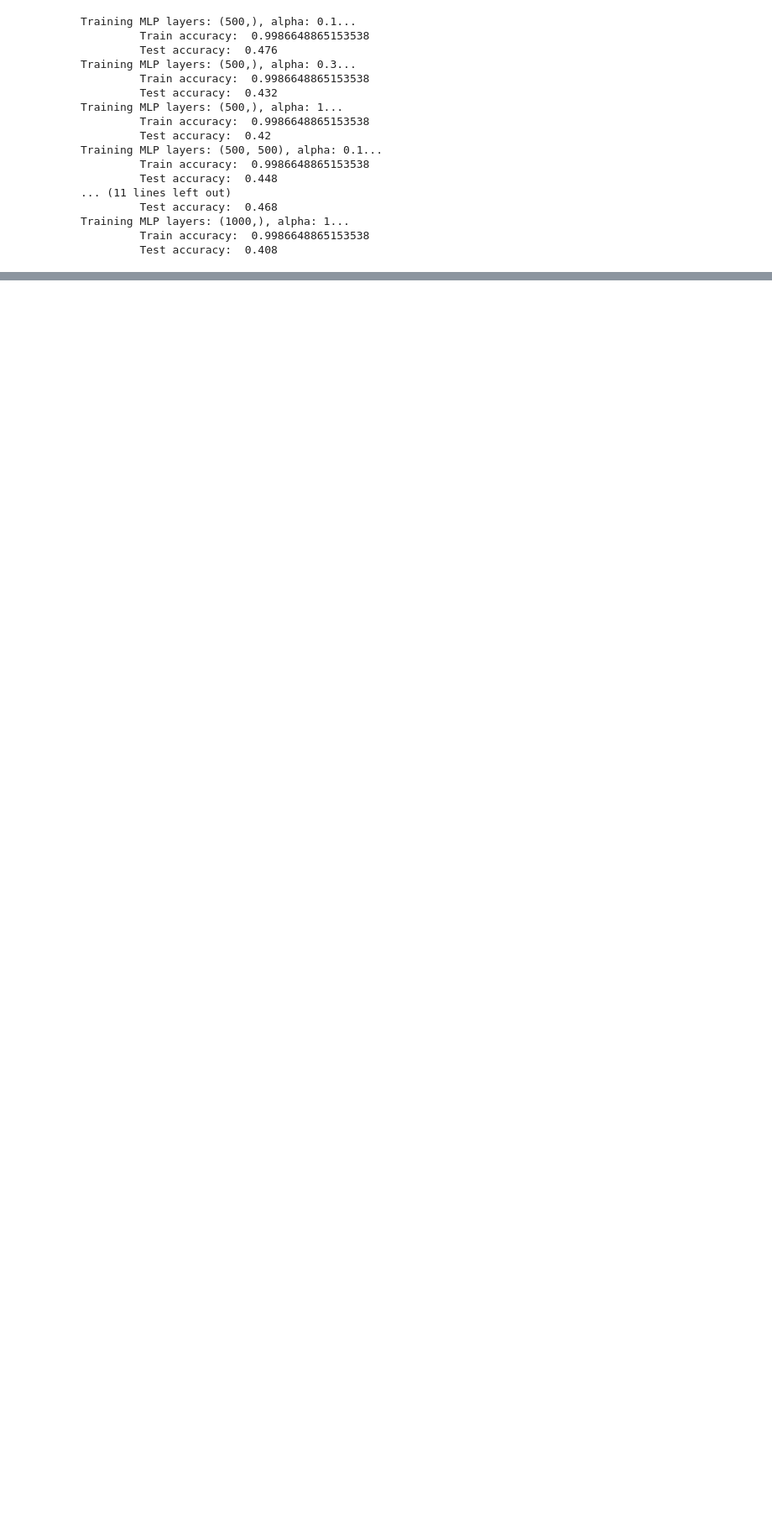
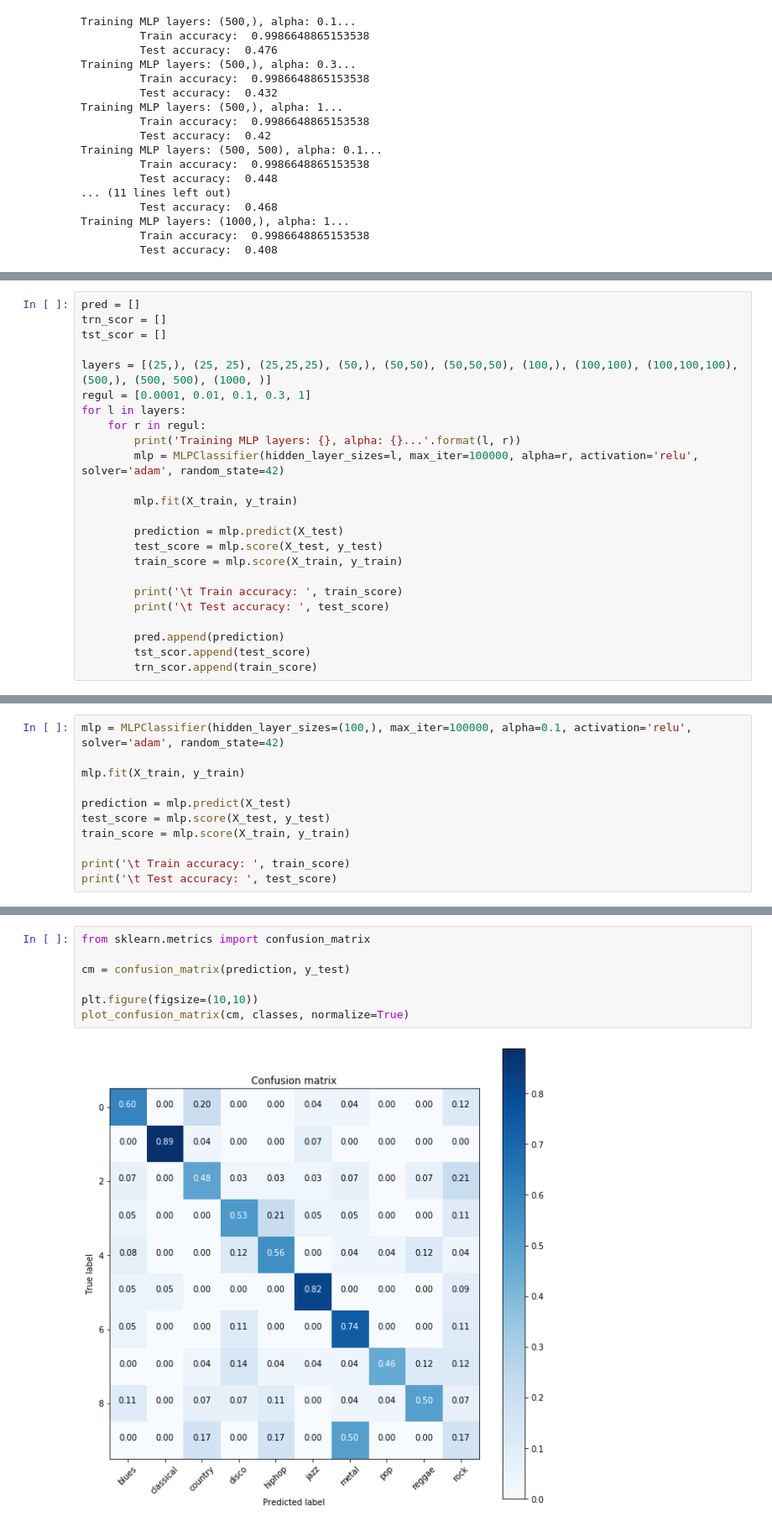
Before and after one commit to GuillermoOvejeroSanchez/Music_Genre_Classifier, a Jupyter notebook: RedesNeuronales.ipynb, the cells around one changed output, grey strips where cells are left out. Shown at 84% size. Cells and saved outputs as stored; diff of their text form; blank space fills up the shorter version.

```diff
--- a/RedesNeuronales.ipynb
+++ b/RedesNeuronales.ipynb
@@ -562,0 +680,24 @@ print(prediiton, score)
+# %%
+pred = []
+trn_scor = []
+tst_scor = []
+
+layers = [(25,), (25, 25), (25,25,25), (50,), (50,50), (50,50,50), (100,), (100,100), (100,100,100), (500,), (500, 500), (1000, )]
+regul = [0.0001, 0.01, 0.1, 0.3, 1]
+for l in layers:
+    for r in regul:
+        print('Training MLP layers: {}, alpha: {}...'.format(l, r))
+        mlp = MLPClassifier(hidden_layer_sizes=l, max_iter=100000, alpha=r, activation='relu', solver='adam', random_state=42)
+
+        mlp.fit(X_train, y_train)
+
+        prediction = mlp.predict(X_test)
+        test_score = mlp.score(X_test, y_test)
+        train_score = mlp.score(X_train, y_train)
+
+        print('\t Train accuracy: ', train_score)
+        print('\t Test accuracy: ', test_score)
+
+        pred.append(prediction)
+        tst_scor.append(test_score)
+        trn_scor.append(train_score)
@@ -562,0 +722,11 @@ print(prediiton, score)
+# %%
+mlp = MLPClassifier(hidden_layer_sizes=(100,), max_iter=100000, alpha=0.1, activation='relu', solver='adam', random_state=42)
+
+mlp.fit(X_train, y_train)
+
+prediction = mlp.predict(X_test)
+test_score = mlp.score(X_test, y_test)
+train_score = mlp.score(X_train, y_train)
+
+print('\t Train accuracy: ', train_score)
+print('\t Test accuracy: ', test_score)
@@ -562,0 +736,9 @@ print(prediiton, score)
+# %%
+from sklearn.metrics import confusion_matrix
+
+cm = confusion_matrix(prediction, y_test)
+
+plt.figure(figsize=(10,10))
+plot_confusion_matrix(cm, classes, normalize=True)
+# %% [output]
+[figure, added]
```
Also changed, not shown: parts of 17 cells of this notebook.
